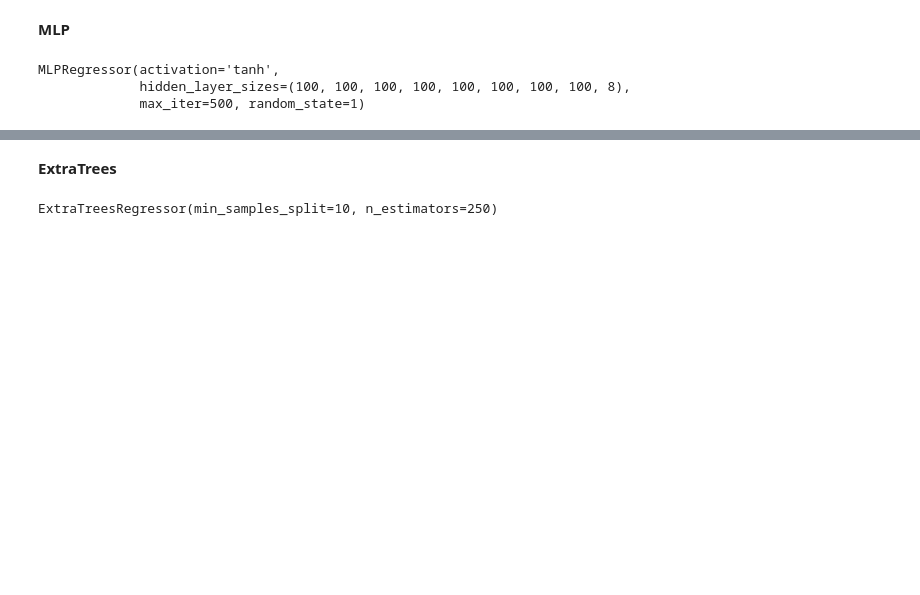
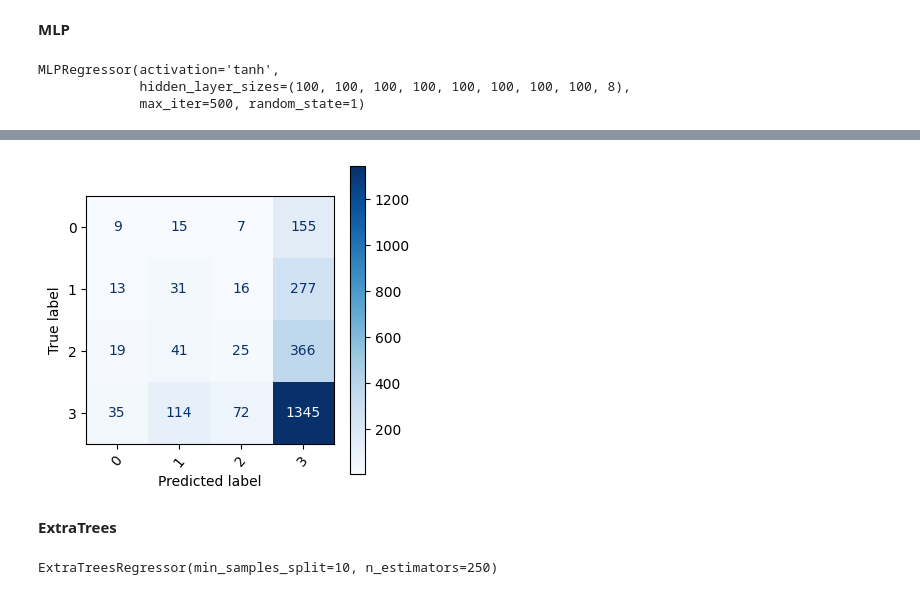
Before and after one commit to RajaHussnain/Predict-the-relevance-of-search-in-search-engine, a Jupyter notebook: Ensemble.ipynb, the cells around one changed output, grey strips where cells are left out. Saved outputs shown, nothing was run; the diff lists cells and outputs as text; code cells hidden in the pictures; blank space fills up the shorter version.

```diff
--- a/Ensemble.ipynb
+++ b/Ensemble.ipynb
@@ -111,7 +243,7 @@ Kappa = lambda y_pred, y_true: kappa(np.clip(np.round(y_pred), 1, 4), y_true, we
 from sklearn.neural_network import MLPRegressor
 # %%
 nn = MLPRegressor(hidden_layer_sizes=(100,100,100,100,100,100,100,100,8), random_state=1, max_iter=500, activation='tanh')
-nn.fit(X_train, y_train)
+nn.fit(x_train, y_train)
 # %% [output]
 MLPRegressor(activation='tanh',
              hidden_layer_sizes=(100, 100, 100, 100, 100, 100, 100, 100, 8),
@@ -151,0 +251,3 @@ Y = np.hstack((Y_query_doc_tf_idf,dot))
+# %%
+mlp_y_pred_probs = nn.predict(x_test)
+mlp_y_pred_labels = np.argmax(mlp_y_pred_probs, axis=1)
@@ -152,3 +267,14 @@ Y = np.hstack((Y_query_doc_tf_idf,dot))
+# %%
+# plot the confusion matrix
+cm = confusion_matrix(y_test, mlp_y_pred_labels)
+disp = ConfusionMatrixDisplay(confusion_matrix=cm)
+
+disp.plot(cmap=plt.cm.Blues)
+disp.figure_.set_size_inches(4,4)
+plt.xticks(rotation=50)
+plt.show()
+# %% [output]
+[figure, added]
 # %% [markdown]
 **ExtraTrees**
 # %%
```
Also changed, not shown: parts of 50 cells of this notebook, 5 other files.
